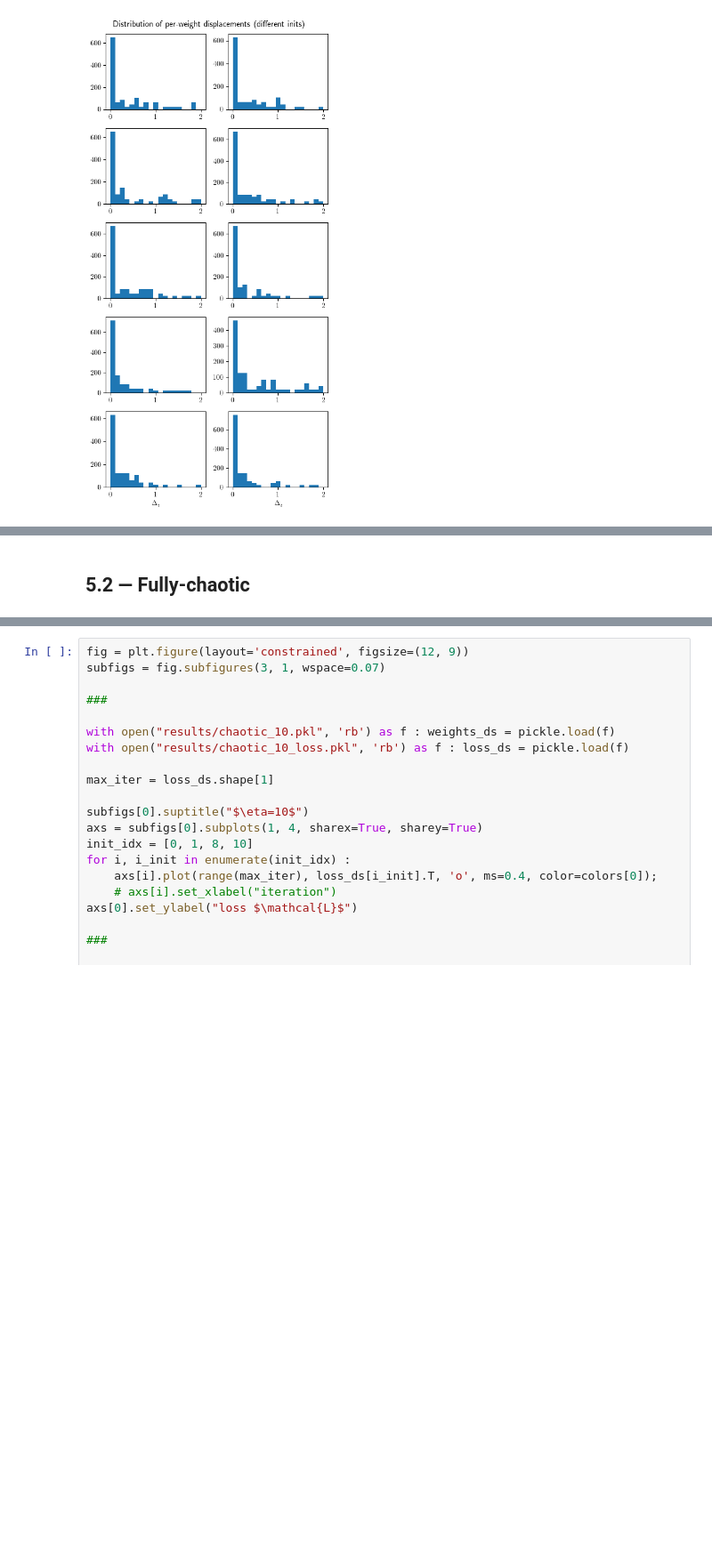
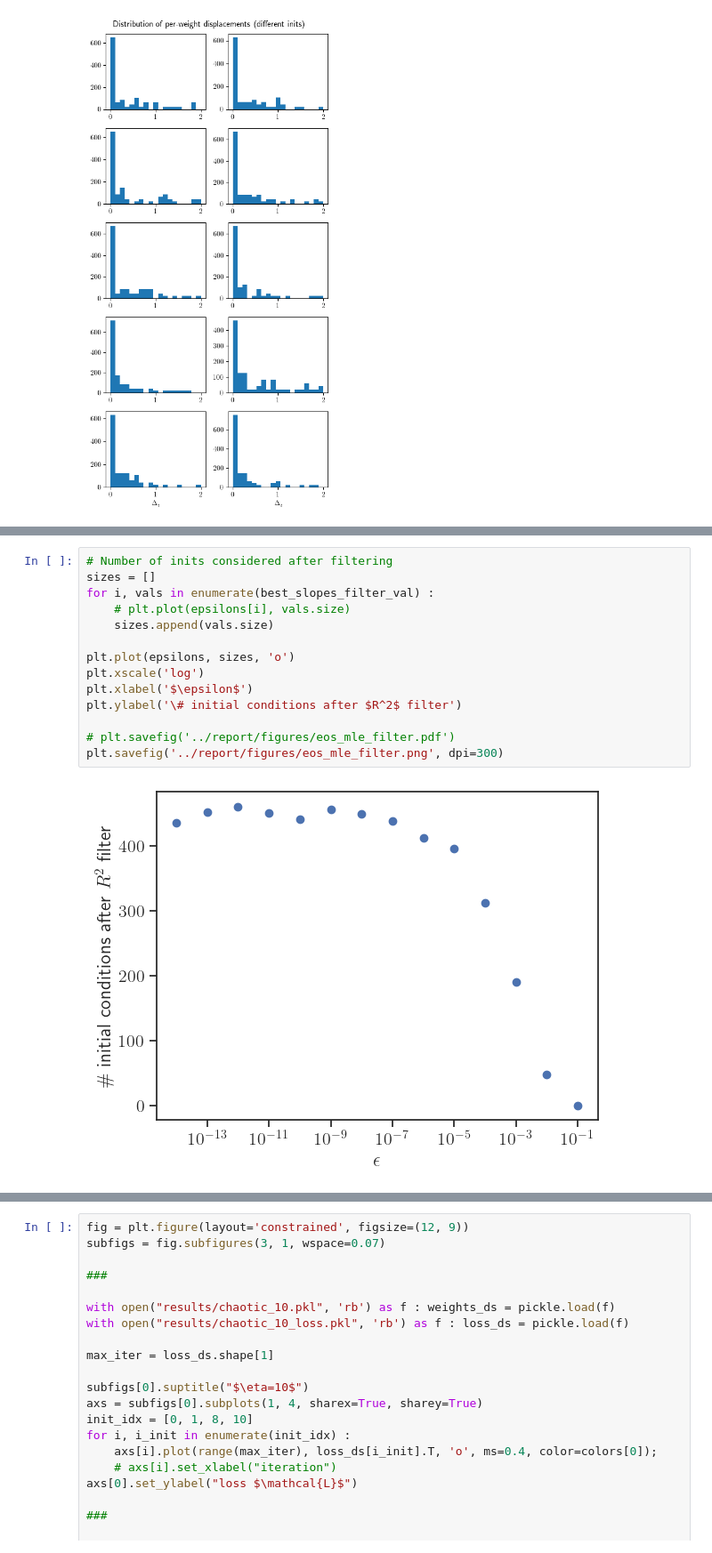
Before and after one commit to GitKalo/ann_dynamics, a Jupyter notebook: report_figures.ipynb, the cells around one changed output, grey strips where cells are left out. Shown at 89% size. Drawn from its saved outputs; the diff is of its cells as text; blank space fills up the shorter version.

```diff
--- a/report_figures.ipynb
+++ b/report_figures.ipynb
@@ -583,2 +622,16 @@ plt.savefig('../report/figures/eos_mle.pdf')
-# %% [markdown]
-## 5.2 — Fully-chaotic
+# %%
+# Number of inits considered after filtering
+sizes = []
+for i, vals in enumerate(best_slopes_filter_val) :
+    # plt.plot(epsilons[i], vals.size)
+    sizes.append(vals.size)
+
+plt.plot(epsilons, sizes, 'o')
+plt.xscale('log')
+plt.xlabel('$\epsilon$')
+plt.ylabel('\# initial conditions after $R^2$ filter')
+
+# plt.savefig('../report/figures/eos_mle_filter.pdf')
+plt.savefig('../report/figures/eos_mle_filter.png', dpi=300)
+# %% [output]
+[figure, added]
```
Also changed, not shown: parts of 34 cells of this notebook, 1 other file.
